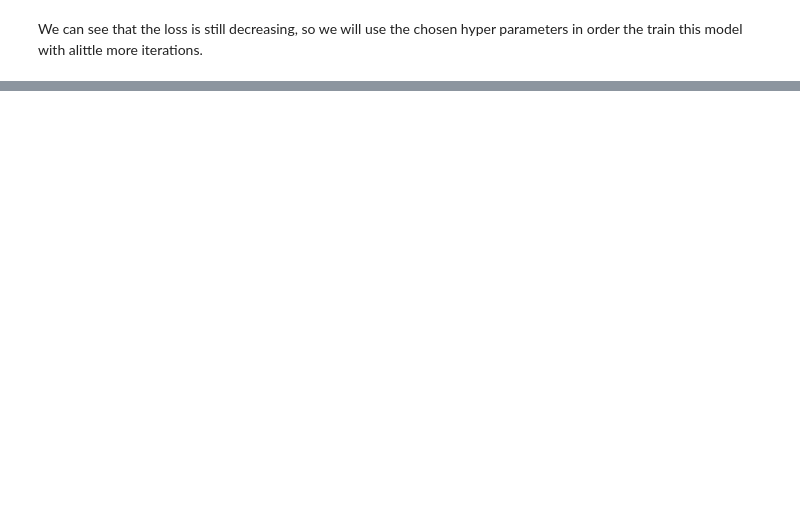
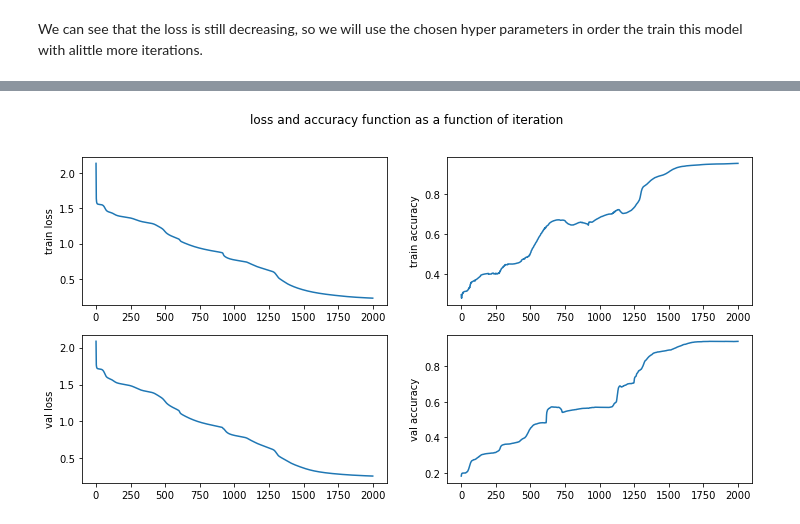
Before and after one commit to danikv/DeepLearningEx1, a Jupyter notebook: Ex1_daniel.ipynb, the cells around one changed output, grey strips where cells are left out. Saved outputs shown, nothing was run; the diff lists cells and outputs as text; code cells hidden in the pictures; blank space fills up the shorter version.

Commit message:
Grid Search + Network Training

```diff
--- a/Ex1_daniel.ipynb
+++ b/Ex1_daniel.ipynb
@@ -953,0 +965,28 @@ plt.show()
+# %%
+model = sequential_model(
+        linear_layer(5, 8, activation=tanh()),
+        linear_layer(8, 16, activation=tanh()),
+        linear_layer(16, 32, activation=tanh()),
+        linear_layer(32, 5, activation=softmax())
+        )
+
+loss_train, accuracy_train, loss_val, accuracy_val = SGD(model, X2, Y2, X2_val, Y2_val, 2000, 0.001, cross_entropy_loss, 100)
+
+fig, axs = plt.subplots(2, 2, figsize=(12,6))
+fig.suptitle('loss and accuracy function as a function of iteration')
+
+axs[0][0].plot(loss_train)
+axs[0][0].set_ylabel('train loss')
+
+axs[0][1].plot(accuracy_train)
+axs[0][1].set_ylabel('train accuracy')
+
+axs[1][0].plot(loss_val)
+axs[1][0].set_ylabel('val loss')
+
+axs[1][1].plot(accuracy_val)
+axs[1][1].set_ylabel('val accuracy')
+
+plt.show()
+# %% [output]
+[figure, added]
```
Also changed, not shown: parts of 9 cells of this notebook.
